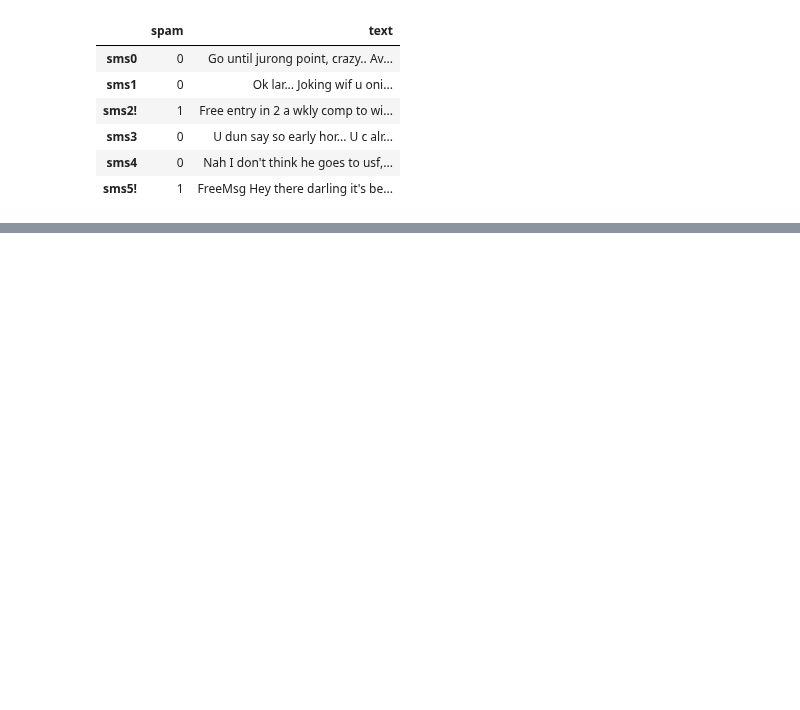
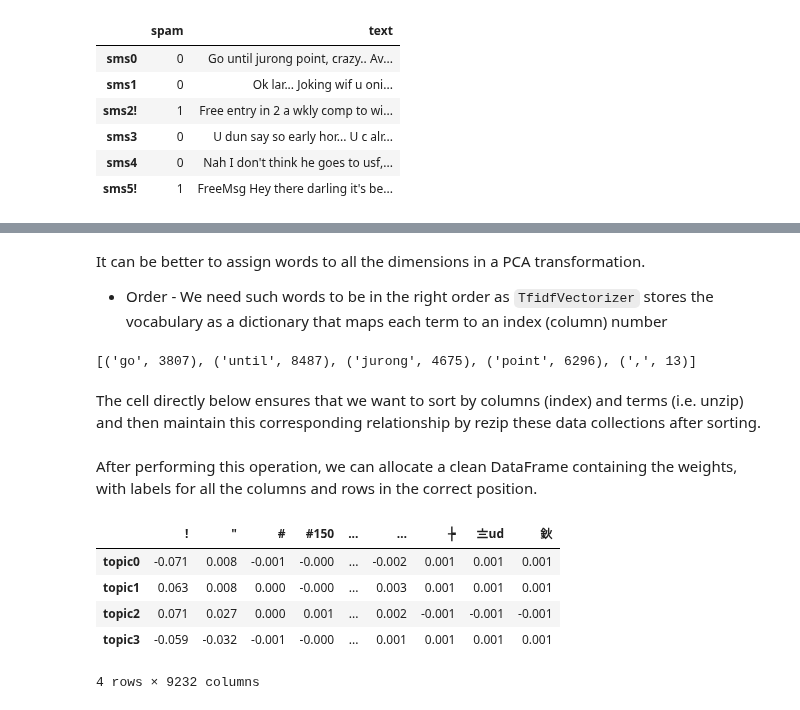
Before and after one commit to Shuaib-8/NLP-growth-hacking-project, a Jupyter notebook: chp4-nlpia-notes/pca-ex.ipynb, the cells around one changed output, grey strips where cells are left out. Saved outputs shown, nothing was run; the diff lists cells and outputs as text; code cells hidden in the pictures; blank space fills up the shorter version.

```diff
--- a/chp4-nlpia-notes/pca-ex.ipynb
+++ b/chp4-nlpia-notes/pca-ex.ipynb
@@ -84,3 +84,9 @@ sms.head(6)
 | sms3 | 0 | U dun say so early hor... U c alr... |
 | sms4 | 0 | Nah I don't think he goes to usf,... |
 | sms5! | 1 | FreeMsg Hey there darling it's be... |
+# %%
+from sklearn.feature_extraction.text import TfidfVectorizer
+from nltk.tokenize.casual import casual_tokenize
+
+tfidf = TfidfVectorizer(tokenizer=casual_tokenize)
+tfidf_docs = tfidf.fit_transform(raw_documents=sms['text']).toarray()
@@ -86,0 +163,10 @@ sms.head(6)
+# %% [markdown]
+It can be better to assign words to all the dimensions in a PCA transformation.
+* Order - We need such words to be in the right order as `TfidfVectorizer` stores the vocabulary as a dictionary that maps each term to an index (column) number
+# %%
+# first five word tokens with the their corresponding column position as an example
+list(tfidf.vocabulary_.items())[:5]
+# %% [output]
+[('go', 3807), ('until', 8487), ('jurong', 4675), ('point', 6296), (',', 13)]
+# %% [markdown]
+The cell directly below ensures that we want to sort by columns (index) and terms (i.e. unzip) and then maintain this corresponding relationship by rezip these data collections after sorting.
@@ -86,0 +176,13 @@ sms.head(6)
+# %% [markdown]
+After performing this operation, we can allocate a clean DataFrame containing the weights, with labels for all the columns and rows in the correct position.
+# %%
+weights = pd.DataFrame(pca.components_, columns=terms, index=[f'topic{i}' for i in range(16)])
+pd.options.display.max_columns = 8
+weights.head(4).round(3)
+# %% [output]
+|  | ! | " | # | #150 | ... | … | ┾ | 〨ud | 鈥 |
+| topic0 | -0.071 | 0.008 | -0.001 | -0.000 | ... | -0.002 | 0.001 | 0.001 | 0.001 |
+| topic1 | 0.063 | 0.008 | 0.000 | -0.000 | ... | 0.003 | 0.001 | 0.001 | 0.001 |
+| topic2 | 0.071 | 0.027 | 0.000 | 0.001 | ... | 0.002 | -0.001 | -0.001 | -0.001 |
+| topic3 | -0.059 | -0.032 | -0.001 | -0.000 | ... | 0.001 | 0.001 | 0.001 | 0.001 |
+4 rows × 9232 columns
```
Also changed, not shown: parts of 23 cells of this notebook.
